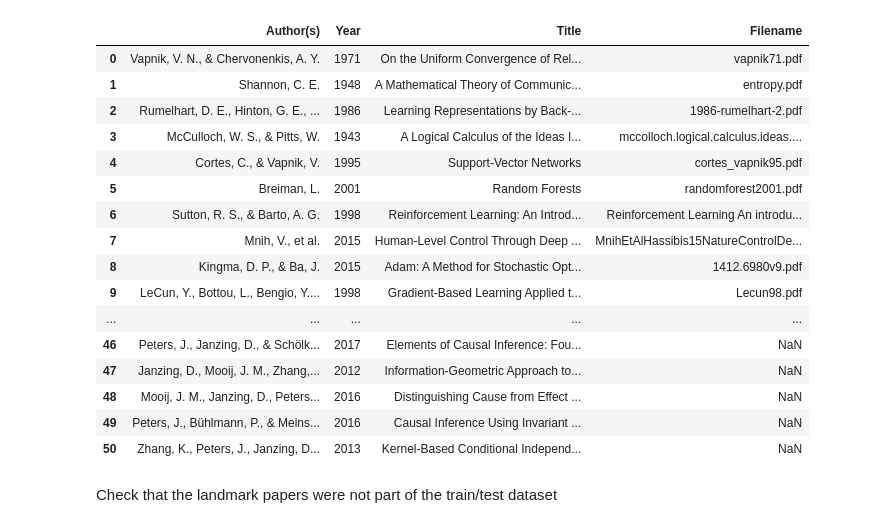
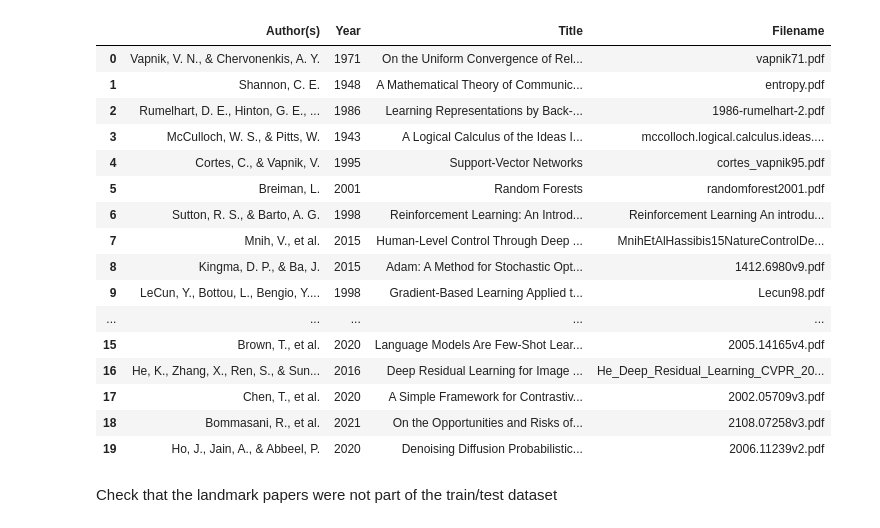
Before and after one commit to seyedrezamirkhani/ml-lncRNA, a Jupyter notebook: src/notebooks/part-04-finding-ML-methods-with-ML/15-test-model.ipynb, the cells around one changed output. Cells and saved outputs as stored; diff of their text form; code cells hidden in the pictures.

```diff
--- a/src/notebooks/part-04-finding-ML-methods-with-ML/15-test-model.ipynb
+++ b/src/notebooks/part-04-finding-ML-methods-with-ML/15-test-model.ipynb
@@ -18,25 +19,25 @@ nlp = spacy.load('./output/model-last')
 # %%
 landmark_papers_df = pd.read_excel(f'{LANDMARK_PAPERS_FOLDER}Updated_Landmark_ML_Papers.ods', sheet_name='Updated_Landmark_ML_Papers')
 # %%
-landmark_papers_df
+landmark_papers_df.dropna()
 # %% [output]
 |  | Author(s) | Year | Title | Filename |
 | 0 | Vapnik, V. N., & Chervonenkis, A. Y. | 1971 | On the Uniform Convergence of Rel... | vapnik71.pdf |
 | 1 | Shannon, C. E. | 1948 | A Mathematical Theory of Communic... | entropy.pdf |
 | 2 | Rumelhart, D. E., Hinton, G. E., ... | 1986 | Learning Representations by Back-... | 1986-rumelhart-2.pdf |
 | 3 | McCulloch, W. S., & Pitts, W. | 1943 | A Logical Calculus of the Ideas I... | mccolloch.logical.calculus.ideas.... |
 | 4 | Cortes, C., & Vapnik, V. | 1995 | Support-Vector Networks | cortes_vapnik95.pdf |
 | 5 | Breiman, L. | 2001 | Random Forests | randomforest2001.pdf |
 | 6 | Sutton, R. S., & Barto, A. G. | 1998 | Reinforcement Learning: An Introd... | Reinforcement Learning An introdu... |
 | 7 | Mnih, V., et al. | 2015 | Human-Level Control Through Deep ... | MnihEtAlHassibis15NatureControlDe... |
 | 8 | Kingma, D. P., & Ba, J. | 2015 | Adam: A Method for Stochastic Opt... | 1412.6980v9.pdf |
 | 9 | LeCun, Y., Bottou, L., Bengio, Y.... | 1998 | Gradient-Based Learning Applied t... | Lecun98.pdf |
 | ... | ... | ... | ... | ... |
-| 46 | Peters, J., Janzing, D., & Schölk... | 2017 | Elements of Causal Inference: Fou... | NaN |
-| 47 | Janzing, D., Mooij, J. M., Zhang,... | 2012 | Information-Geometric Approach to... | NaN |
-| 48 | Mooij, J. M., Janzing, D., Peters... | 2016 | Distinguishing Cause from Effect ... | NaN |
-| 49 | Peters, J., Bühlmann, P., & Meins... | 2016 | Causal Inference Using Invariant ... | NaN |
-| 50 | Zhang, K., Peters, J., Janzing, D... | 2013 | Kernel-Based Conditional Independ... | NaN |
+| 15 | Brown, T., et al. | 2020 | Language Models Are Few-Shot Lear... | 2005.14165v4.pdf |
+| 16 | He, K., Zhang, X., Ren, S., & Sun... | 2016 | Deep Residual Learning for Image ... | He_Deep_Residual_Learning_CVPR_20... |
+| 17 | Chen, T., et al. | 2020 | A Simple Framework for Contrastiv... | 2002.05709v3.pdf |
+| 18 | Bommasani, R., et al. | 2021 | On the Opportunities and Risks of... | 2108.07258v3.pdf |
+| 19 | Ho, J., Jain, A., & Abbeel, P. | 2020 | Denoising Diffusion Probabilistic... | 2006.11239v2.pdf |
 # %% [markdown]
 Check that the landmark papers were not part of the train/test dataset
 # %%
```
Also changed, not shown: parts of 2 cells of this notebook.
